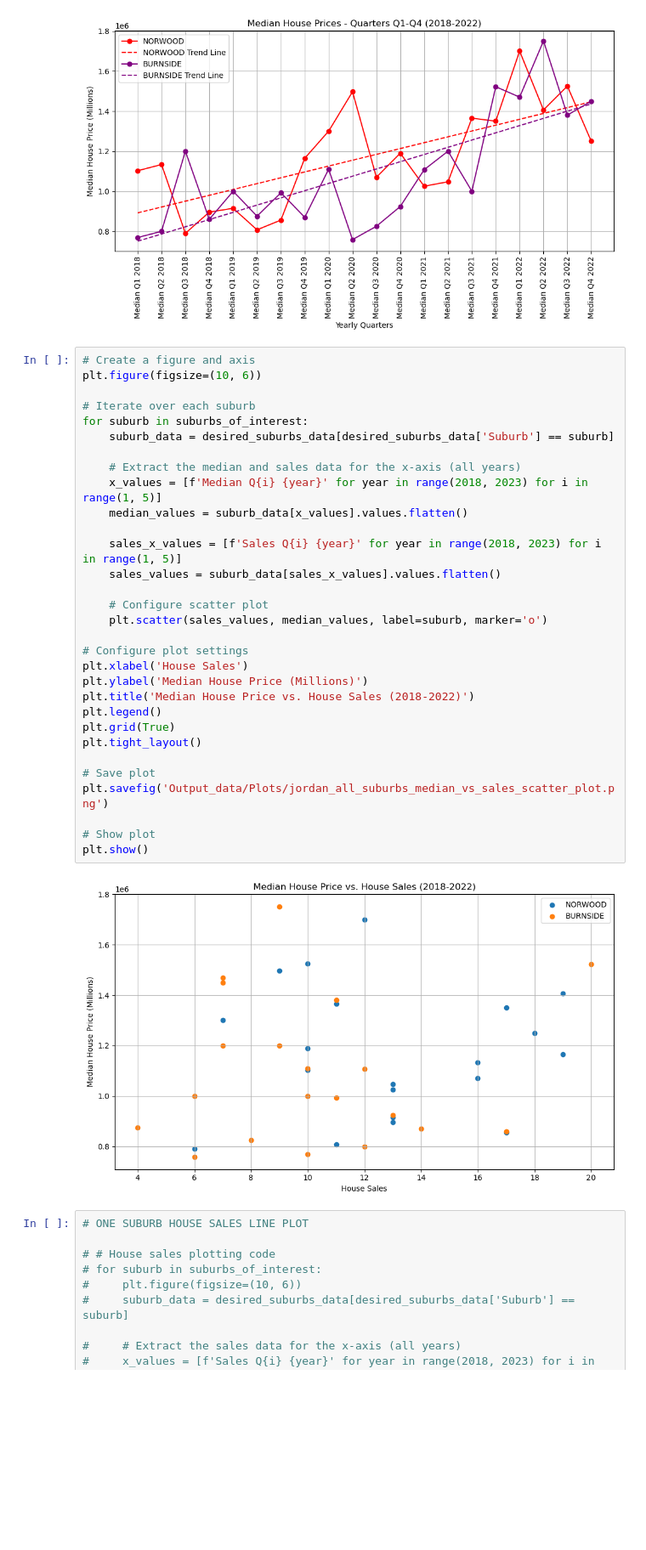
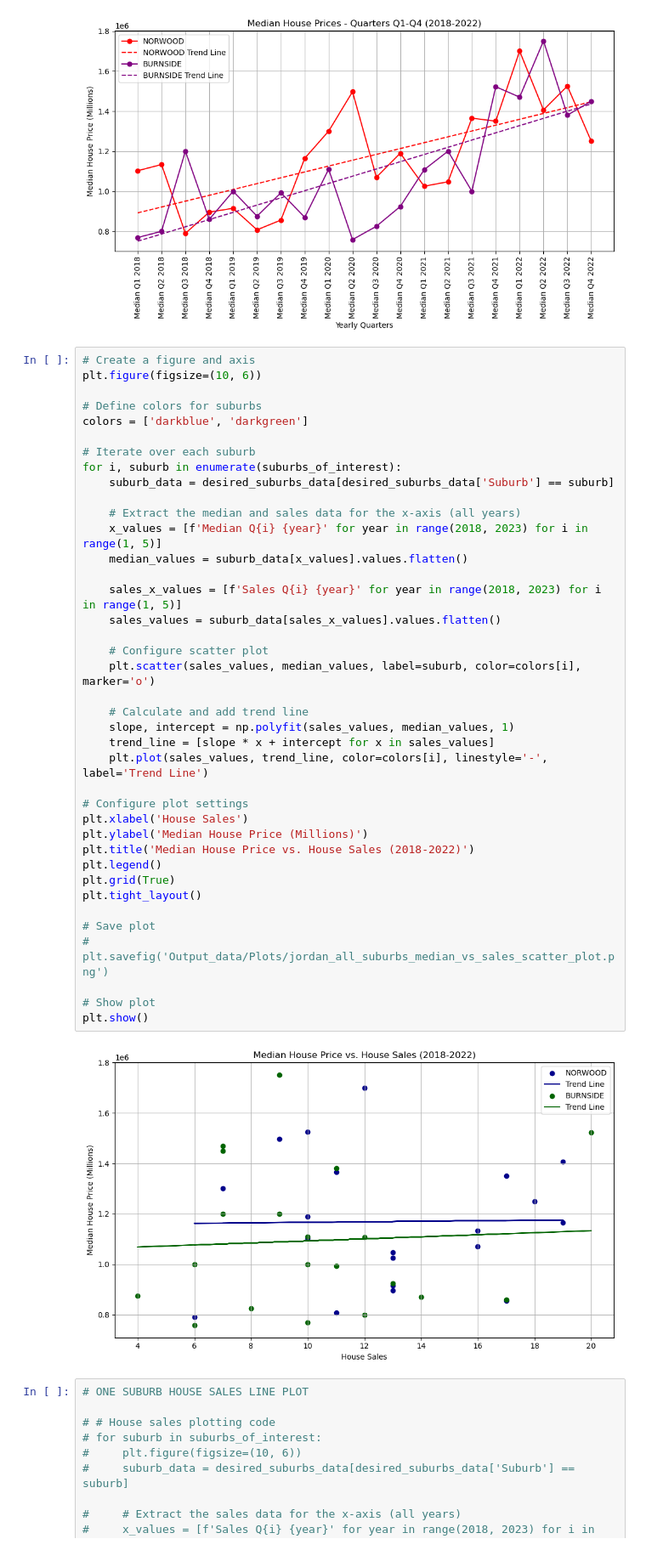
Before and after one commit to VanHg33/Challenge_7-8_Project1, a Jupyter notebook: Project 1/Jordan_Data_Analysis.ipynb, the cells around one changed output. Shown at 85% size. Cells and saved outputs as stored; diff of their text form; blank space fills up the shorter version.

Commit message:
Pushed scatter plot with trend lines

```diff
--- a/Project 1/Jordan_Data_Analysis.ipynb
+++ b/Project 1/Jordan_Data_Analysis.ipynb
@@ -215,36 +215,44 @@ Intel MKL WARNING: Support of Intel(R) Streaming SIMD Extensions 4.2 (Intel(R) S
 # %%
 # Create a figure and axis
 plt.figure(figsize=(10, 6))
 
+# Define colors for suburbs
+colors = ['darkblue', 'darkgreen']
+
 # Iterate over each suburb
-for suburb in suburbs_of_interest:
+for i, suburb in enumerate(suburbs_of_interest):
     suburb_data = desired_suburbs_data[desired_suburbs_data['Suburb'] == suburb]
 
     # Extract the median and sales data for the x-axis (all years)
     x_values = [f'Median Q{i} {year}' for year in range(2018, 2023) for i in range(1, 5)]
     median_values = suburb_data[x_values].values.flatten()
 
     sales_x_values = [f'Sales Q{i} {year}' for year in range(2018, 2023) for i in range(1, 5)]
     sales_values = suburb_data[sales_x_values].values.flatten()
 
     # Configure scatter plot
-    plt.scatter(sales_values, median_values, label=suburb, marker='o')
+    plt.scatter(sales_values, median_values, label=suburb, color=colors[i], marker='o')
+
+    # Calculate and add trend line
+    slope, intercept = np.polyfit(sales_values, median_values, 1)
+    trend_line = [slope * x + intercept for x in sales_values]
+    plt.plot(sales_values, trend_line, color=colors[i], linestyle='-', label='Trend Line')
 
 # Configure plot settings
 plt.xlabel('House Sales')
 plt.ylabel('Median House Price (Millions)')
 plt.title('Median House Price vs. House Sales (2018-2022)')
 plt.legend()
 plt.grid(True)
 plt.tight_layout()
 
 # Save plot
-plt.savefig('Output_data/Plots/jordan_all_suburbs_median_vs_sales_scatter_plot.png')
+# plt.savefig('Output_data/Plots/jordan_all_suburbs_median_vs_sales_scatter_plot.png')
 
 # Show plot
 plt.show()
 # %% [output]
-[figure, old version]
+[figure, new version]
 # %%
 # ONE SUBURB HOUSE SALES LINE PLOT
 
```
Also changed, not shown: 5 other files.
